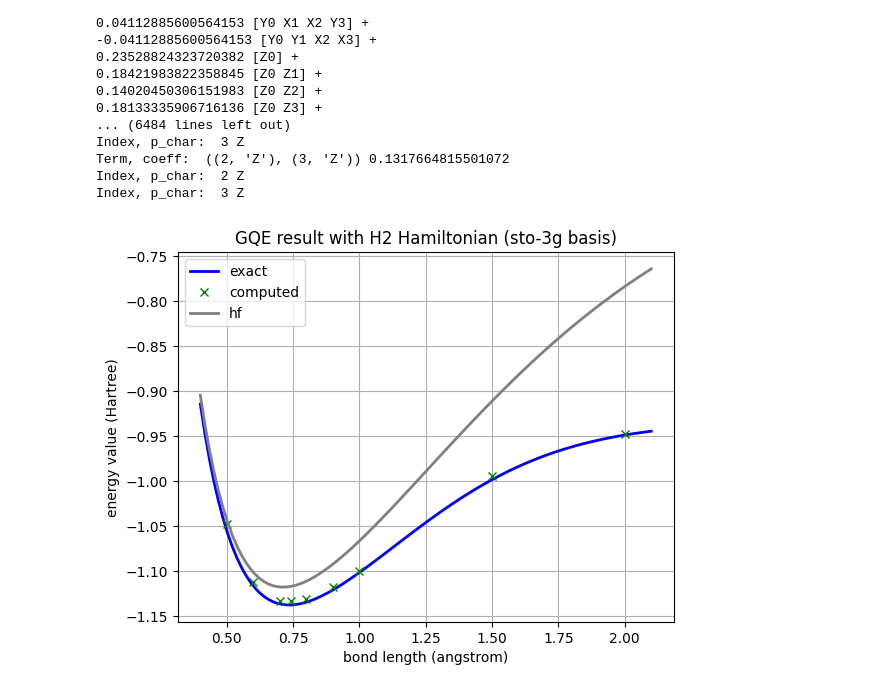
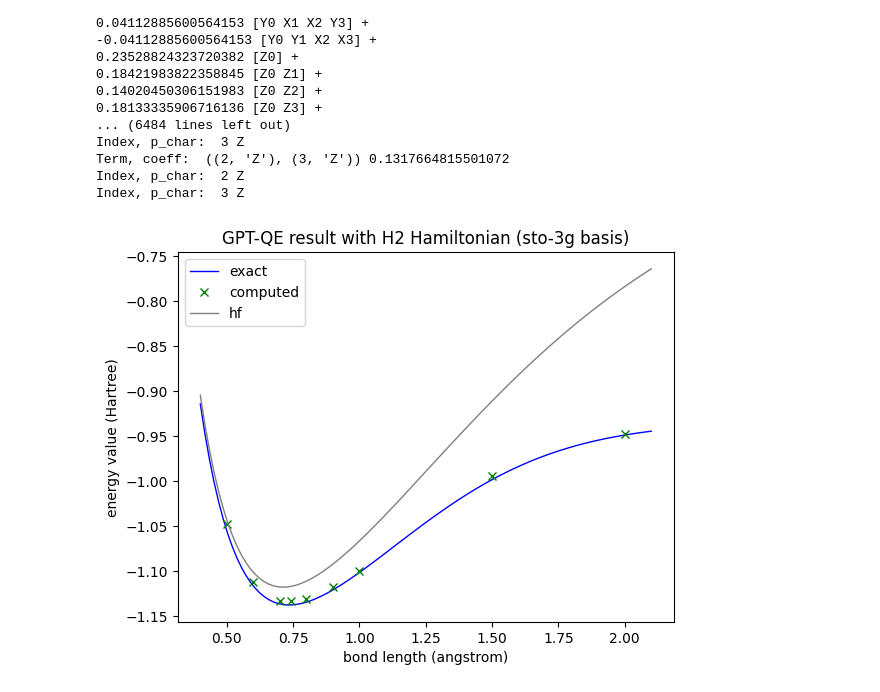
Before and after one commit to konakaji/ncs, a Jupyter notebook: notebooks/run_gptqe_hydrogen.ipynb, the cells around one changed output. Cells and saved outputs as stored; diff of their text form; code cells hidden in the pictures.

```diff
--- a/notebooks/run_gptqe_hydrogen.ipynb
+++ b/notebooks/run_gptqe_hydrogen.ipynb
@@ -157,22 +161,22 @@ Index, p_char:  3 Z
 # %%
 xs2 = []
 ys2 = []
 
 for d in distances:
     xs2.append(d)
     with open(OTHER_FILEBASE.format(model_type, d, transformation, seed)) as f:
         ys2.append(json.loads(f.readline())['computed_energy'])
 
 import matplotlib.pyplot as p
 
-p.grid('-')
-p.plot(xs, ys, label='exact', linewidth=2, color='blue')
+# p.grid('-')
+p.plot(xs, ys, label='exact', linewidth=1, color='blue')
 p.plot(xs2, ys2, label='computed', marker='x', linewidth=0, color='green')
-p.plot(xs, ys3, label='hf', linewidth=2, color='gray')
+p.plot(xs, ys3, label='hf', linewidth=1, color='gray')
 p.xlabel('bond length (angstrom)')
 p.ylabel('energy value (Hartree)')
-p.title('GQE result with H2 Hamiltonian (sto-3g basis)')
+p.title('GPT-QE result with H2 Hamiltonian (sto-3g basis)')
 p.legend()
 p.show()
 # %% [output]
-[figure, old version]
+[figure, new version]
```
Also changed, not shown: parts of 3 cells of this notebook, 2 other files.
